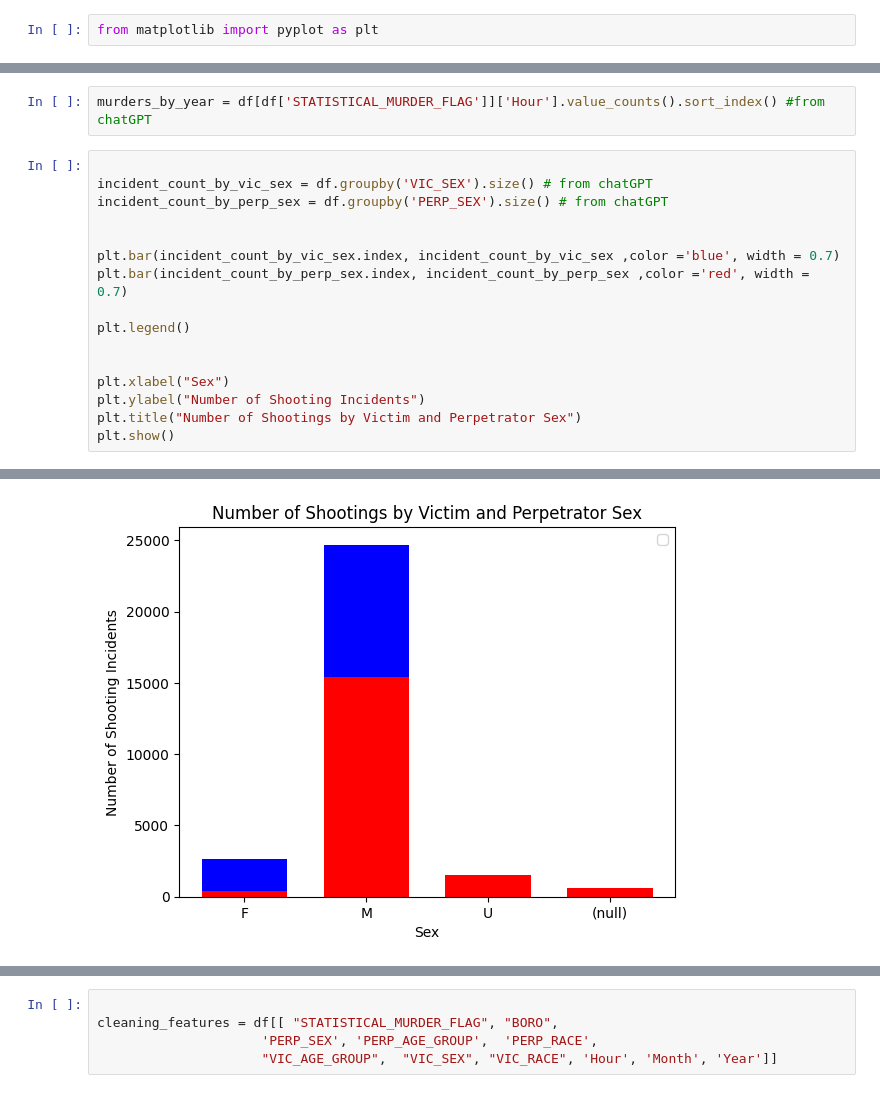
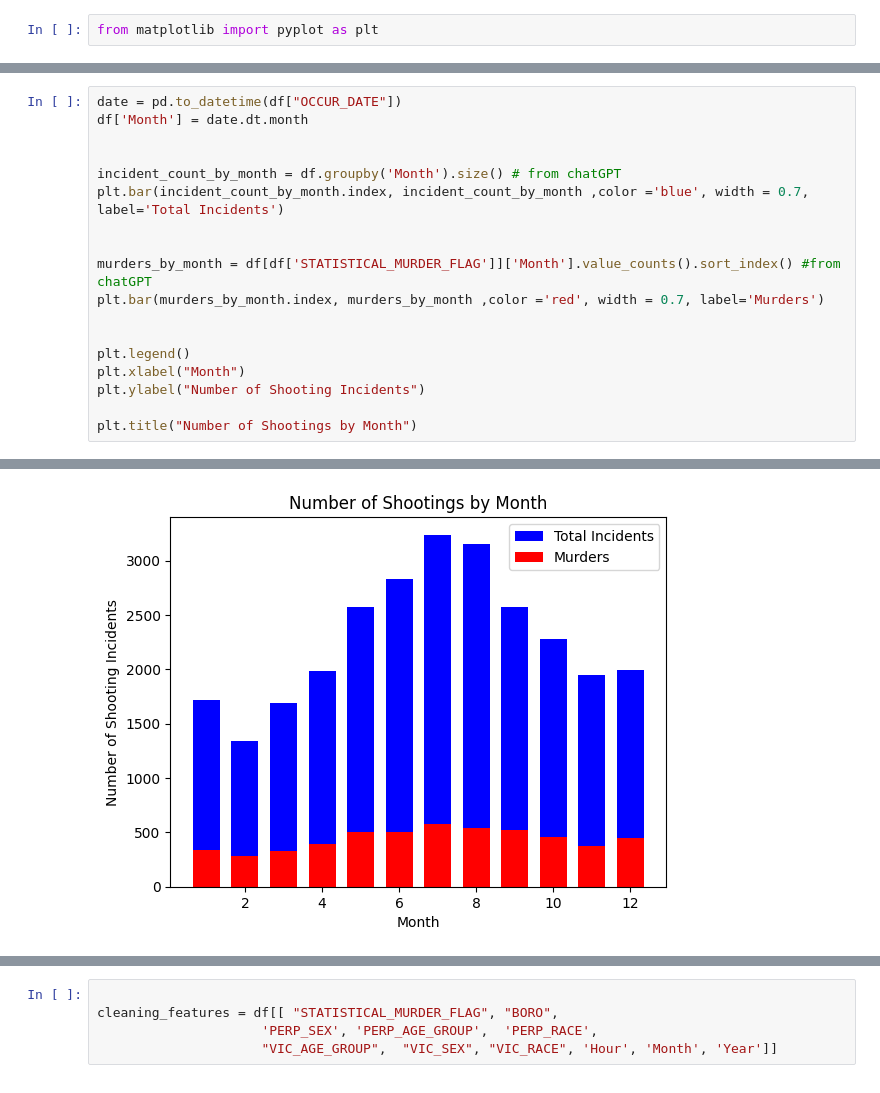
Before and after one commit to aaminac/NYPDShootingData, a Jupyter notebook: FinalGroupCodingAssignment.ipynb, the cells around one changed output, grey strips where cells are left out. Saved outputs shown, nothing was run; the diff lists cells and outputs as text.

```diff
--- a/FinalGroupCodingAssignment.ipynb
+++ b/FinalGroupCodingAssignment.ipynb
@@ -64,19 +181,19 @@ plt.grid(True)
-# %%
-murders_by_year = df[df['STATISTICAL_MURDER_FLAG']]['Hour'].value_counts().sort_index() #from chatGPT
 # %%
-
-incident_count_by_vic_sex = df.groupby('VIC_SEX').size() # from chatGPT
-incident_count_by_perp_sex = df.groupby('PERP_SEX').size() # from chatGPT
+date = pd.to_datetime(df["OCCUR_DATE"])
+df['Month'] = date.dt.month
 
 
-plt.bar(incident_count_by_vic_sex.index, incident_count_by_vic_sex ,color ='blue', width = 0.7)
-plt.bar(incident_count_by_perp_sex.index, incident_count_by_perp_sex ,color ='red', width = 0.7)
+incident_count_by_month = df.groupby('Month').size() # from chatGPT
+plt.bar(incident_count_by_month.index, incident_count_by_month ,color ='blue', width = 0.7, label='Total Incidents')
+
+
+murders_by_month = df[df['STATISTICAL_MURDER_FLAG']]['Month'].value_counts().sort_index() #from chatGPT
+plt.bar(murders_by_month.index, murders_by_month ,color ='red', width = 0.7, label='Murders')
+
 
 plt.legend()
+plt.xlabel("Month")
+plt.ylabel("Number of Shooting Incidents")
 
-
-plt.xlabel("Sex")
-plt.ylabel("Number of Shooting Incidents")
-plt.title("Number of Shootings by Victim and Perpetrator Sex")
-plt.show()
+plt.title("Number of Shootings by Month")
 # %% [output]
@@ -84 +201 @@ WARNING:matplotlib.legend:No artists with labels found to put in legend.  Note t
-[figure, old version]
+[figure, new version]
```
Also changed, not shown: parts of 33 cells of this notebook.
